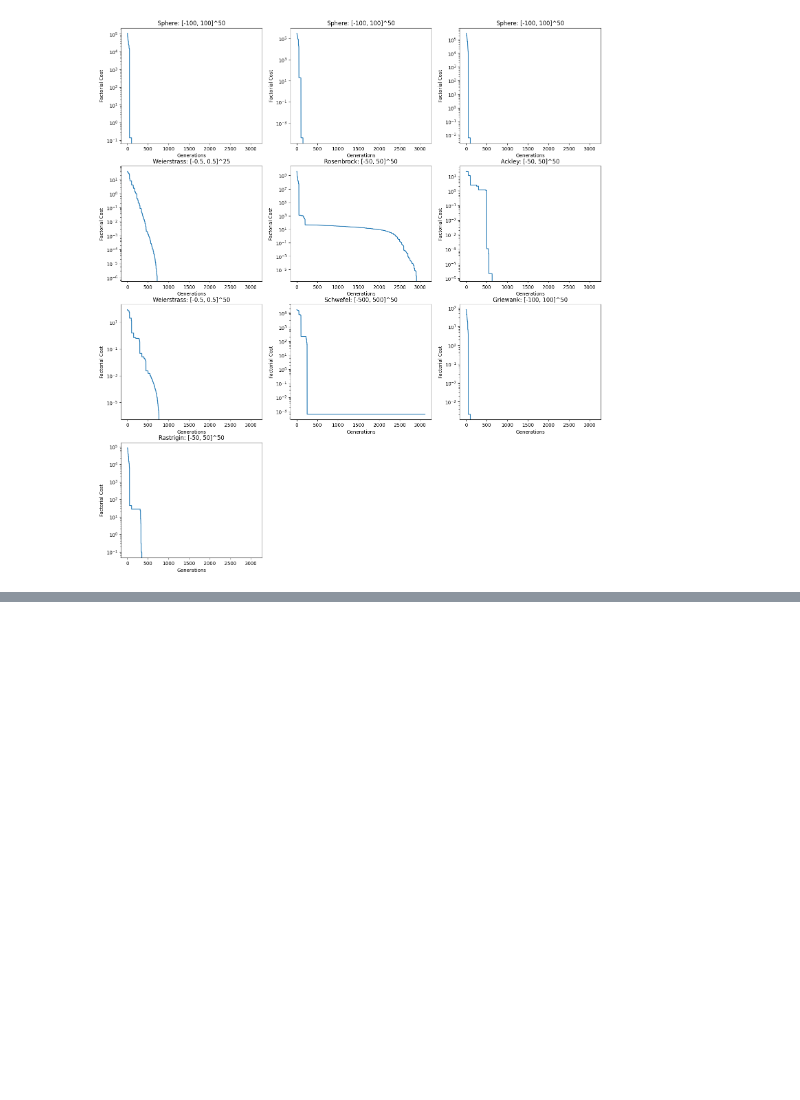
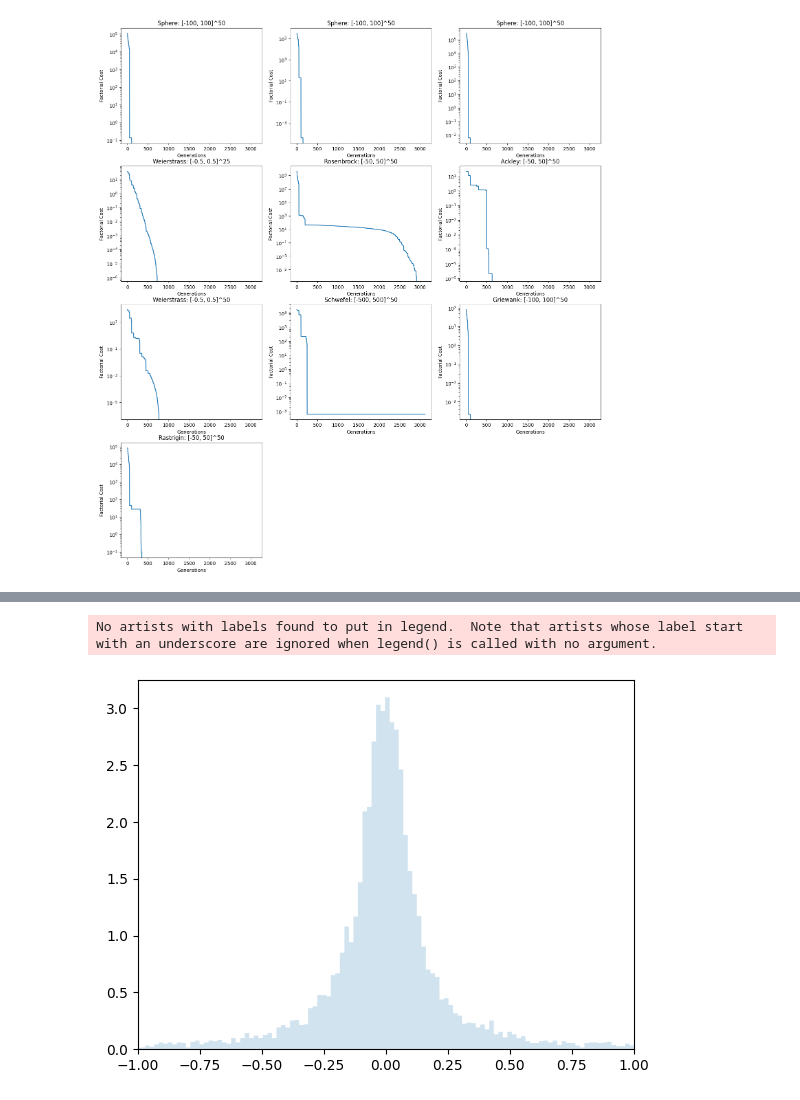
Before and after one commit to vuanhhuyhlqn/pymsoo_amfea, a Jupyter notebook: test.ipynb, the cells around one changed output, grey strips where cells are left out. Saved outputs shown, nothing was run; the diff lists cells and outputs as text; code cells hidden in the pictures; blank space fills up the shorter version.

```diff
--- a/test.ipynb
+++ b/test.ipynb
@@ -395,0 +660,15 @@ model.render_history(yscale='log')
+# %%
+import numpy as np
+from scipy.stats import cauchy
+import matplotlib.pyplot as plt
+fig, ax = plt.subplots(1, 1)
+r = scipy.stats.cauchy.rvs(loc= 0, scale= 0.1,size=10000)
+# r = cauchy.rvs(loc= 0, scale=1, size=10000)
+# r = np.random.standard_cauchy(size=1000)
+ax.hist(r, density=True, bins='auto', histtype='stepfilled', alpha=0.2)
+ax.set_xlim([-1, 1])
+ax.legend(loc='best', frameon=False)
+plt.show()
+# %% [output]
+No artists with labels found to put in legend.  Note that artists whose label start with an underscore are ignored when legend() is called with no argument.
+[figure, added]
```
Also changed, not shown: parts of 31 cells of this notebook, 8 other files.
